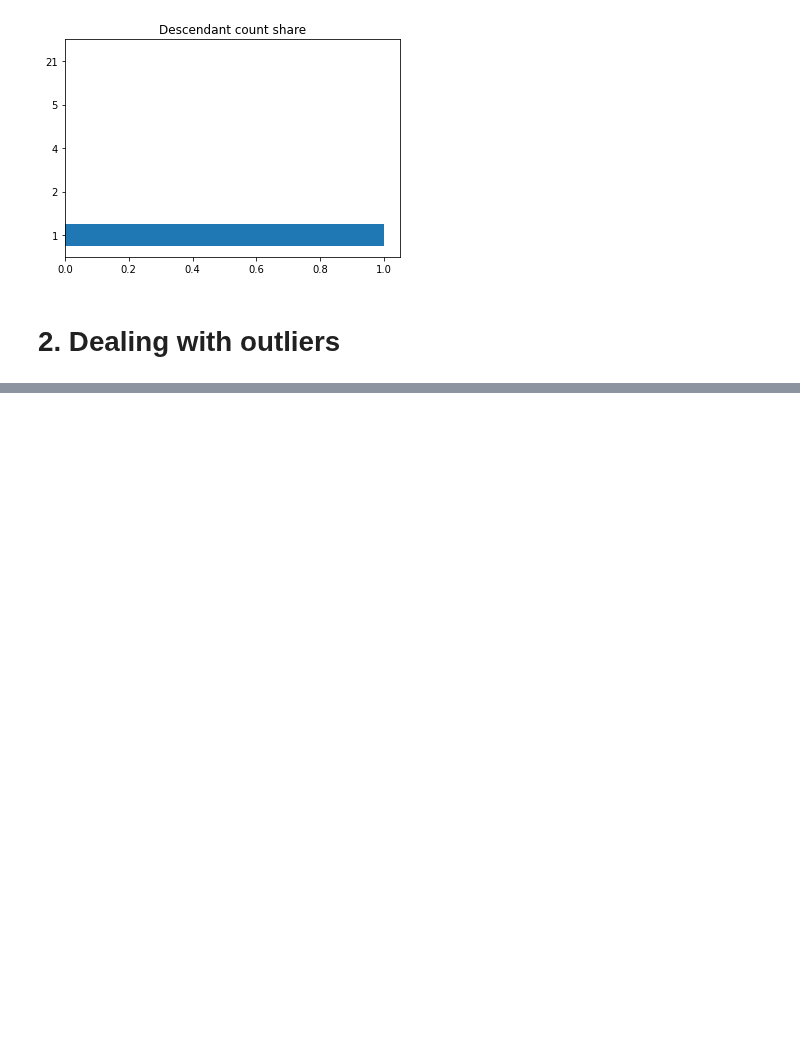
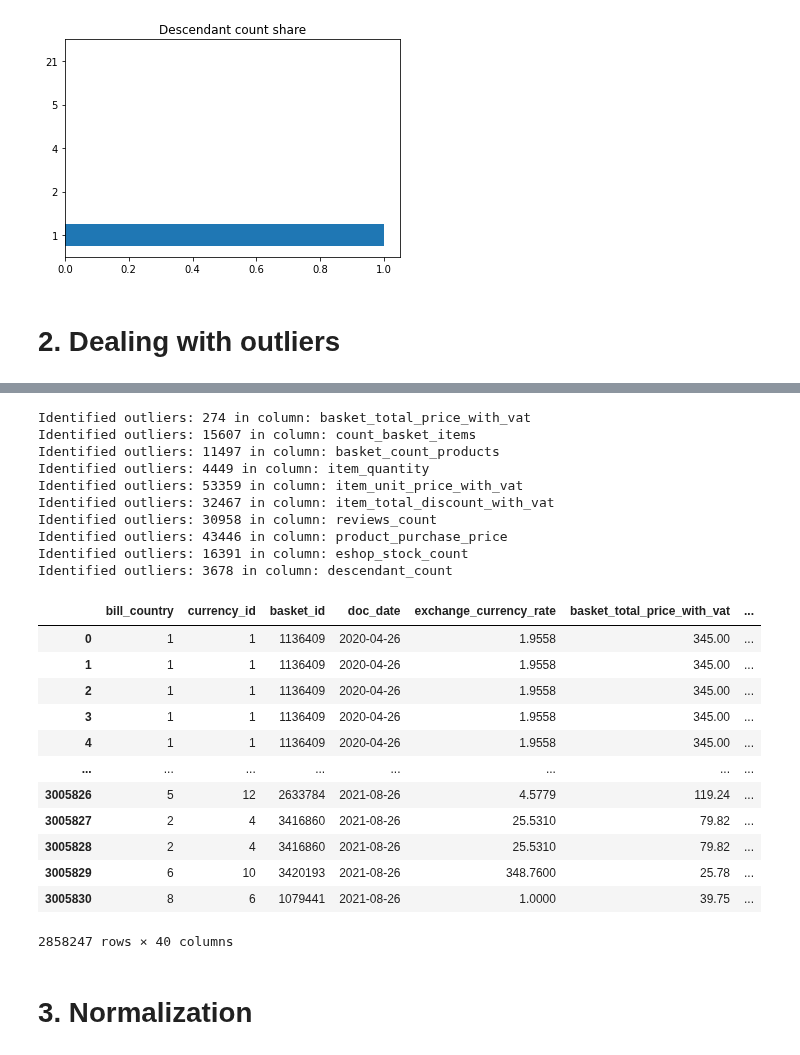
Before and after one commit to xSchon/BP, a Jupyter notebook: Preprocessing.ipynb, the cells around one changed output, grey strips where cells are left out. Saved outputs shown, nothing was run; the diff lists cells and outputs as text; code cells hidden in the pictures; blank space fills up the shorter version.

```diff
--- a/Preprocessing.ipynb
+++ b/Preprocessing.ipynb
@@ -70,16 +77,19 @@ At first let's start with breaking down dates to four different columns - we can
 # %%
-years, months, days, weekdays = [], [], [], []
+years, months, days, weeks, weekdays = [], [], [], [], []
 for date in data['doc_date']:
     years.append(date.year)
     months.append(date.month)
     days.append(date.day)
     weekdays.append(date.weekday())
+    weeks.append(date.week)
+
 
 
 data['doc_day'] = days
 data['doc_month'] = months
 data['doc_year'] = years
 data['doc_weekday'] = weekdays
+data['doc_week'] = weeks
 # %% [markdown]
 **The next part is to find columns that already have their natural number representation - i.e. product_name_parameterize is not necesarry column as we have product_id (numeric products identification)**
 # %%
@@ -284,0 +335,30 @@ TODO_TYPE_CHANGE
+# %%
+for col in check_outliers_columns:
+    data[col] = delete_outliers(data[[col]])
+    data.dropna()
+# %% [output]
+Identified outliers: 274 in column: basket_total_price_with_vat
+Identified outliers: 15607 in column: count_basket_items
+Identified outliers: 11497 in column: basket_count_products
+Identified outliers: 4449 in column: item_quantity
+Identified outliers: 53359 in column: item_unit_price_with_vat
+Identified outliers: 32467 in column: item_total_discount_with_vat
+Identified outliers: 30958 in column: reviews_count
+Identified outliers: 43446 in column: product_purchase_price
+Identified outliers: 16391 in column: eshop_stock_count
+Identified outliers: 3678 in column: descendant_count
+|  | bill_country | currency_id | basket_id | doc_date | exchange_currency_rate | basket_total_price_with_vat | ... |
+| 0 | 1 | 1 | 1136409 | 2020-04-26 | 1.9558 | 345.00 | ... |
+| 1 | 1 | 1 | 1136409 | 2020-04-26 | 1.9558 | 345.00 | ... |
+| 2 | 1 | 1 | 1136409 | 2020-04-26 | 1.9558 | 345.00 | ... |
+| 3 | 1 | 1 | 1136409 | 2020-04-26 | 1.9558 | 345.00 | ... |
+| 4 | 1 | 1 | 1136409 | 2020-04-26 | 1.9558 | 345.00 | ... |
+| ... | ... | ... | ... | ... | ... | ... | ... |
+| 3005826 | 5 | 12 | 2633784 | 2021-08-26 | 4.5779 | 119.24 | ... |
+| 3005827 | 2 | 4 | 3416860 | 2021-08-26 | 25.5310 | 79.82 | ... |
+| 3005828 | 2 | 4 | 3416860 | 2021-08-26 | 25.5310 | 79.82 | ... |
+| 3005829 | 6 | 10 | 3420193 | 2021-08-26 | 348.7600 | 25.78 | ... |
+| 3005830 | 8 | 6 | 1079441 | 2021-08-26 | 1.0000 | 39.75 | ... |
+2858247 rows × 40 columns
+# %% [markdown]
+# 3. Normalization
```
Also changed, not shown: parts of 18 cells of this notebook, 1 other file.
